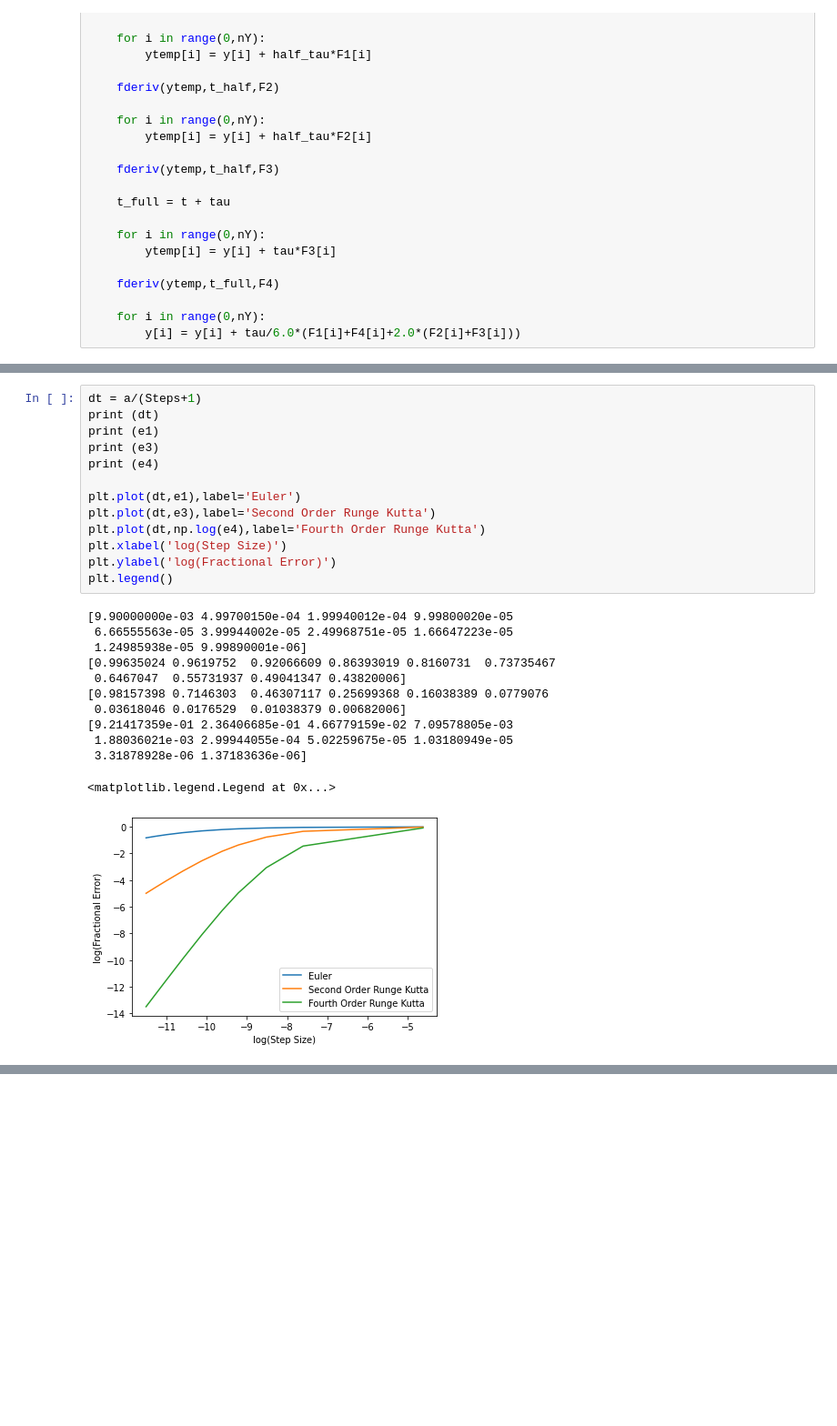
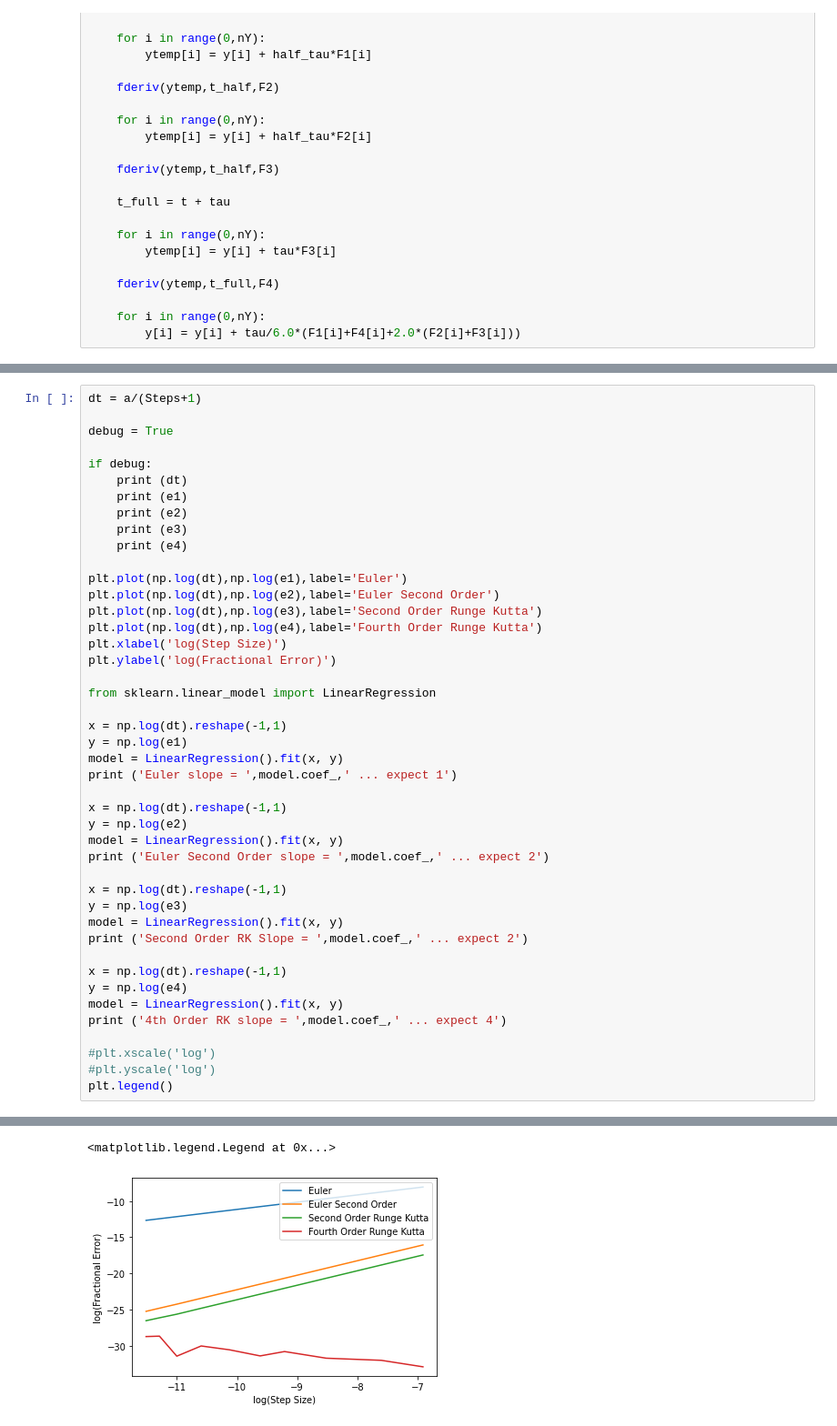
Before and after one commit to wutmeownow/phys441, a Jupyter notebook: JupyterNotebooks/Python/graph_runge_kutta_all.ipynb, the cells around one changed output, grey strips where cells are left out. Shown at 91% size. Cells and saved outputs as stored; diff of their text form; blank space fills up the shorter version.

```diff
--- a/JupyterNotebooks/Python/graph_runge_kutta_all.ipynb
+++ b/JupyterNotebooks/Python/graph_runge_kutta_all.ipynb
@@ -300,26 +311,45 @@ for istep in range(10):
-# %%
-dt = a/(Steps+1)
-print (dt)
-print (e1)
-print (e3)
-print (e4)
-
-plt.plot(dt,e1),label='Euler')
-plt.plot(dt,e3),label='Second Order Runge Kutta')
-plt.plot(dt,np.log(e4),label='Fourth Order Runge Kutta')
-plt.xlabel('log(Step Size)')
-plt.ylabel('log(Fractional Error)')
-plt.legend()
-# %% [output]
-[9.90000000e-03 4.99700150e-04 1.99940012e-04 9.99800020e-05
- 6.66555563e-05 3.99944002e-05 2.49968751e-05 1.66647223e-05
- 1.24985938e-05 9.99890001e-06]
-[0.99635024 0.9619752  0.92066609 0.86393019 0.8160731  0.73735467
- 0.6467047  0.55731937 0.49041347 0.43820006]
-[0.98157398 0.7146303  0.46307117 0.25699368 0.16038389 0.0779076
- 0.03618046 0.0176529  0.01038379 0.00682006]
-[9.21417359e-01 2.36406685e-01 4.66779159e-02 7.09578805e-03
- 1.88036021e-03 2.99944055e-04 5.02259675e-05 1.03180949e-05
- 3.31878928e-06 1.37183636e-06]
-<matplotlib.legend.Legend at 0x...>
-[figure, removed]
+# %%
+dt = a/(Steps+1)
+
+debug = True
+
+if debug:
+    print (dt)
+    print (e1)
+    print (e2)
+    print (e3)
+    print (e4)
+
+plt.plot(np.log(dt),np.log(e1),label='Euler')
+plt.plot(np.log(dt),np.log(e2),label='Euler Second Order')
+plt.plot(np.log(dt),np.log(e3),label='Second Order Runge Kutta')
+plt.plot(np.log(dt),np.log(e4),label='Fourth Order Runge Kutta')
+plt.xlabel('log(Step Size)')
+plt.ylabel('log(Fractional Error)')
+
+from sklearn.linear_model import LinearRegression
+
+x = np.log(dt).reshape(-1,1)
+y = np.log(e1)
+model = LinearRegression().fit(x, y)
+print ('Euler slope = ',model.coef_,' ... expect 1')
+
+x = np.log(dt).reshape(-1,1)
+y = np.log(e2)
+model = LinearRegression().fit(x, y)
+print ('Euler Second Order slope = ',model.coef_,' ... expect 2')
+
+x = np.log(dt).reshape(-1,1)
+y = np.log(e3)
+model = LinearRegression().fit(x, y)
+print ('Second Order RK Slope = ',model.coef_,' ... expect 2')
+
+x = np.log(dt).reshape(-1,1)
+y = np.log(e4)
+model = LinearRegression().fit(x, y)
+print ('4th Order RK slope = ',model.coef_,' ... expect 4')
+
+#plt.xscale('log')
+#plt.yscale('log')
+plt.legend()
+# %% [output]
@@ -325,0 +375,2 @@ plt.legend()
+<matplotlib.legend.Legend at 0x...>
+[figure, added]
```
Also changed, not shown: parts of 7 cells of this notebook.
